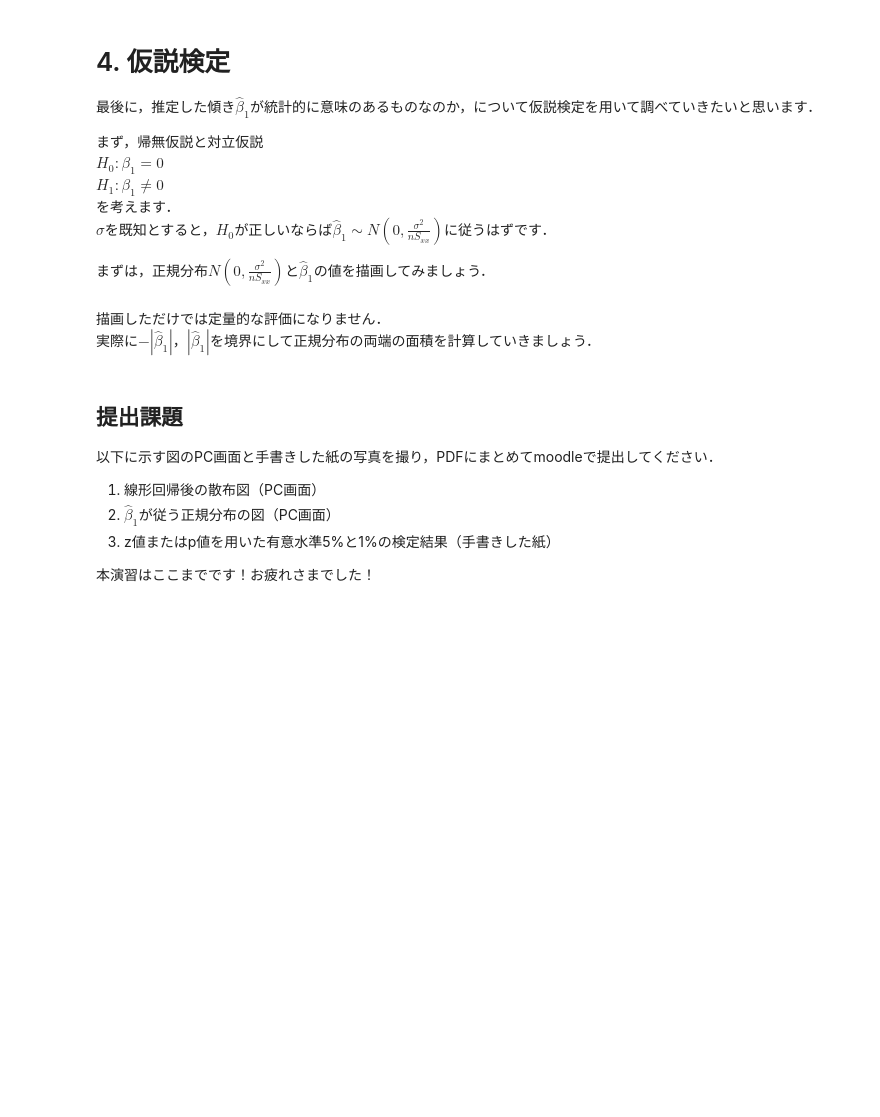
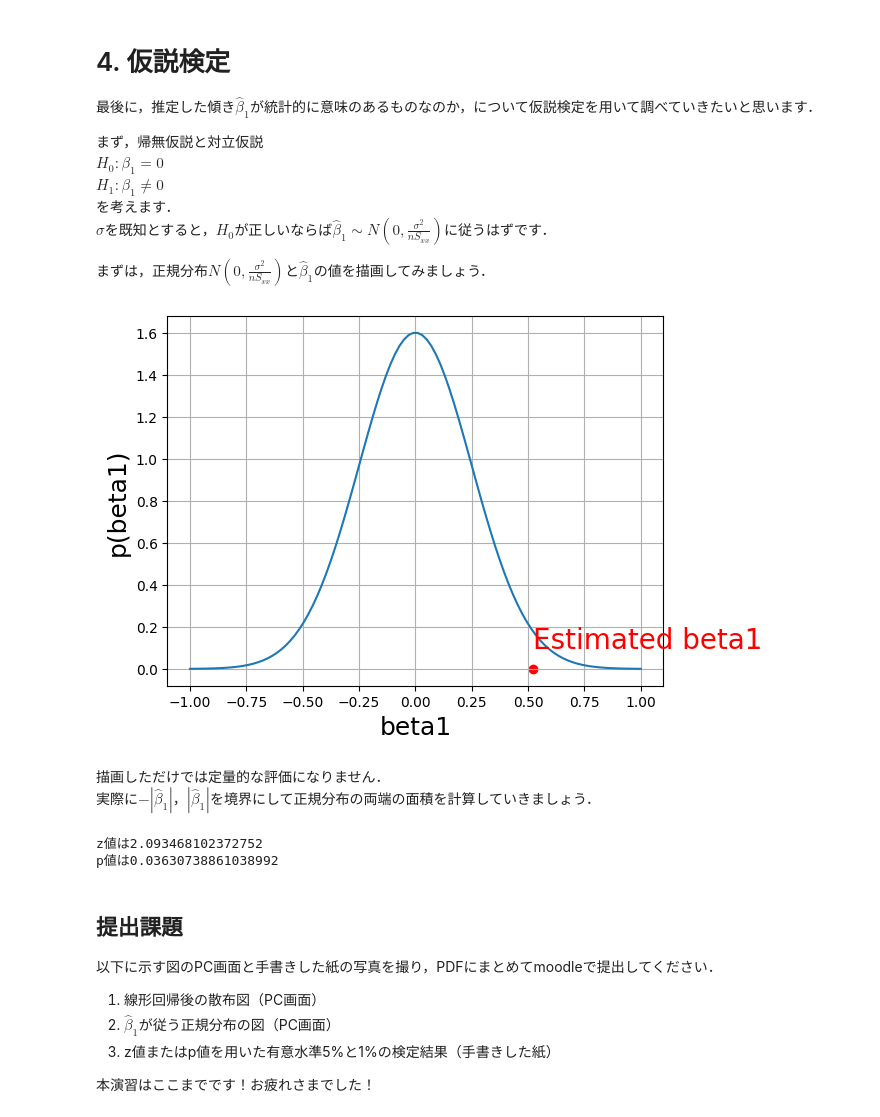
Before and after one commit to mtugb/-C-, a Jupyter notebook: IntroDS_01_linear_regression.ipynb, the cells around one changed output. Cells and saved outputs as stored; diff of their text form; code cells hidden in the pictures; blank space fills up the shorter version.

```diff
--- a/IntroDS_01_linear_regression.ipynb
+++ b/IntroDS_01_linear_regression.ipynb
@@ -114,33 +116,41 @@ $\sigma$を既知とすると，$H_0$が正しいならば$\hat{\beta}_1 \sim N(
 # %%
 #@title 傾きの推定量が従う正規分布の描画
 %matplotlib inline
 
 sigma = 1.0 # sigmaは既知
-var_beta1 = # 傾きの推定量の分散【追記が必要です】
+var_beta1 = sigma**2/(n * var_x)# 傾きの推定量の分散【追記が必要です】
 
 t  = np.linspace(-1.0, 1.0, 100)
 pt = 1/np.sqrt(2*np.pi*var_beta1)*np.exp(-0.5/var_beta1*(t**2))
 
 plt.plot(t, pt)
 plt.xlabel('beta1', fontsize=18)
 plt.ylabel('p(beta1)', fontsize=18)
 plt.grid(True)
 
 plt.scatter(beta1, 0, color="red")
 plt.text(beta1, 0.1, "Estimated beta1", size=20, color="red")
 
 plt.show()
+# %% [output]
+[figure, added]
 # %% [markdown]
 描画しただけでは定量的な評価になりません．<br>
 実際に$-|\hat{\beta}_1|$，$|\hat{\beta}_1|$を境界にして正規分布の両端の面積を計算していきましょう．
 # %%
 from scipy.stats import norm
 
-z_value = # beta1の値を正規化【追記が必要です】
-p_value = # p値を計算【追記が必要です】
+# 母集団のbeta1を0と仮定している。↓
+z_value = (beta1 - 0) / np.sqrt(var_beta1)# beta1の値を正規化【追記が必要です】
+
+#cdfは累積密度分布の関数
+p_value = 2*norm.cdf(-np.abs(z_value))# p値を計算【追記が必要です】
 
 print("z値は" + str(z_value))
 print("p値は" + str(p_value))
+# %% [output]
+z値は2.093468102372752
+p値は0.03630738861038992
 # %% [markdown]
 ## 提出課題
 以下に示す図のPC画面と手書きした紙の写真を撮り，PDFにまとめてmoodleで提出してください．
```
Also changed, not shown: parts of 1 cell of this notebook.
